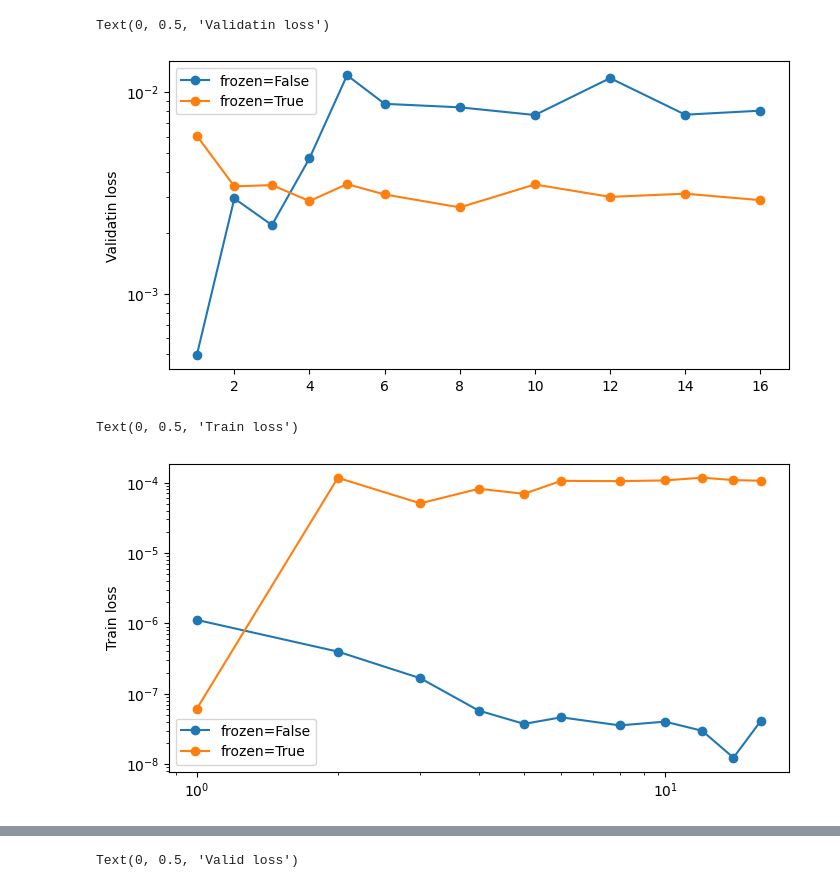
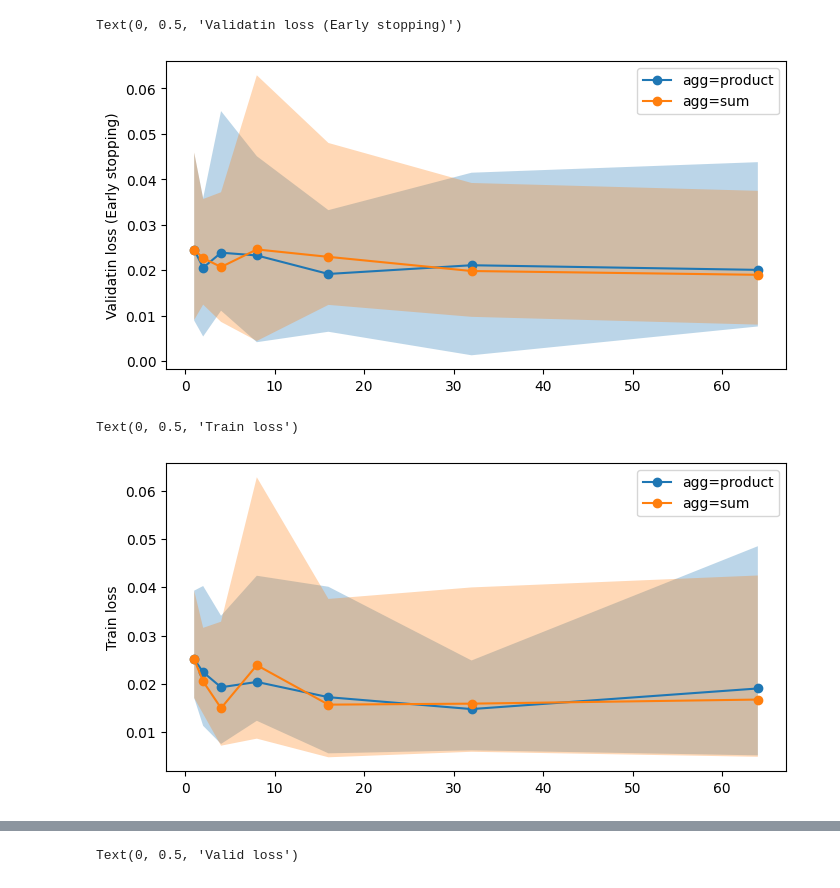
Before and after one commit to viktorvesely/liquid, a Jupyter notebook: liquid_jax/synthetic_eval.ipynb, the cells around one changed output, grey strips where cells are left out. Saved outputs shown, nothing was run; the diff lists cells and outputs as text; code cells hidden in the pictures.

```diff
--- a/liquid_jax/synthetic_eval.ipynb
+++ b/liquid_jax/synthetic_eval.ipynb
@@ -114,35 +166,37 @@ display(predictions[0].sample(8))
 # %%
 from matplotlib import pyplot as plt
 
 
 fig, ax = plt.subplots(figsize=(8, 4))
 
-for frozen, df_g in df.groupby("frozen"):
+for agg, df_g in df.groupby("agg"):
 
     df_g = df_g.sort_values("delegators")
-    ax.plot(df_g["delegators"], df_g["val_loss"], marker="o", label=f"frozen={frozen}")
+    ax.plot(df_g["delegators"], df_g["val_loss"], marker="o", label=f"agg={agg}")
+    ax.fill_between(df_g["delegators"], df_g["val_loss_q975"], df_g["val_loss_q025"], alpha=0.3)
 
 ax.legend()
-ax.set_yscale("log")
-ax.set_ylabel("Validatin loss")
+# ax.set_yscale("log")
+ax.set_ylabel("Validatin loss (Early stopping)")
 # %% [output]
-Text(0, 0.5, 'Validatin loss')
+Text(0, 0.5, 'Validatin loss (Early stopping)')
-[figure, old version]
+[figure, new version]
 # %%
 from matplotlib import pyplot as plt
 
 
 fig, ax = plt.subplots(figsize=(8, 4))
 
-for frozen, df_g in df.groupby("frozen"):
+for agg, df_g in df_last_epoch.groupby("agg"):
 
     df_g = df_g.sort_values("delegators")
-    ax.plot(df_g["delegators"], df_g["train_loss"], marker="o", label=f"frozen={frozen}")
+    ax.plot(df_g["delegators"], df_g["train_loss"], marker="o", label=f"agg={agg}")
+    ax.fill_between(df_g["delegators"], df_g["train_loss_q975"], df_g["train_loss_q025"], alpha=0.3)
 
 ax.legend()
-ax.set_yscale("log")
-ax.set_xscale("log")
+# ax.set_yscale("log")
+# ax.set_xscale("log")
 ax.set_ylabel("Train loss")
 # %% [output]
 Text(0, 0.5, 'Train loss')
-[figure, old version]
+[figure, new version]
```
Also changed, not shown: parts of 5 cells of this notebook, 17 other files.
